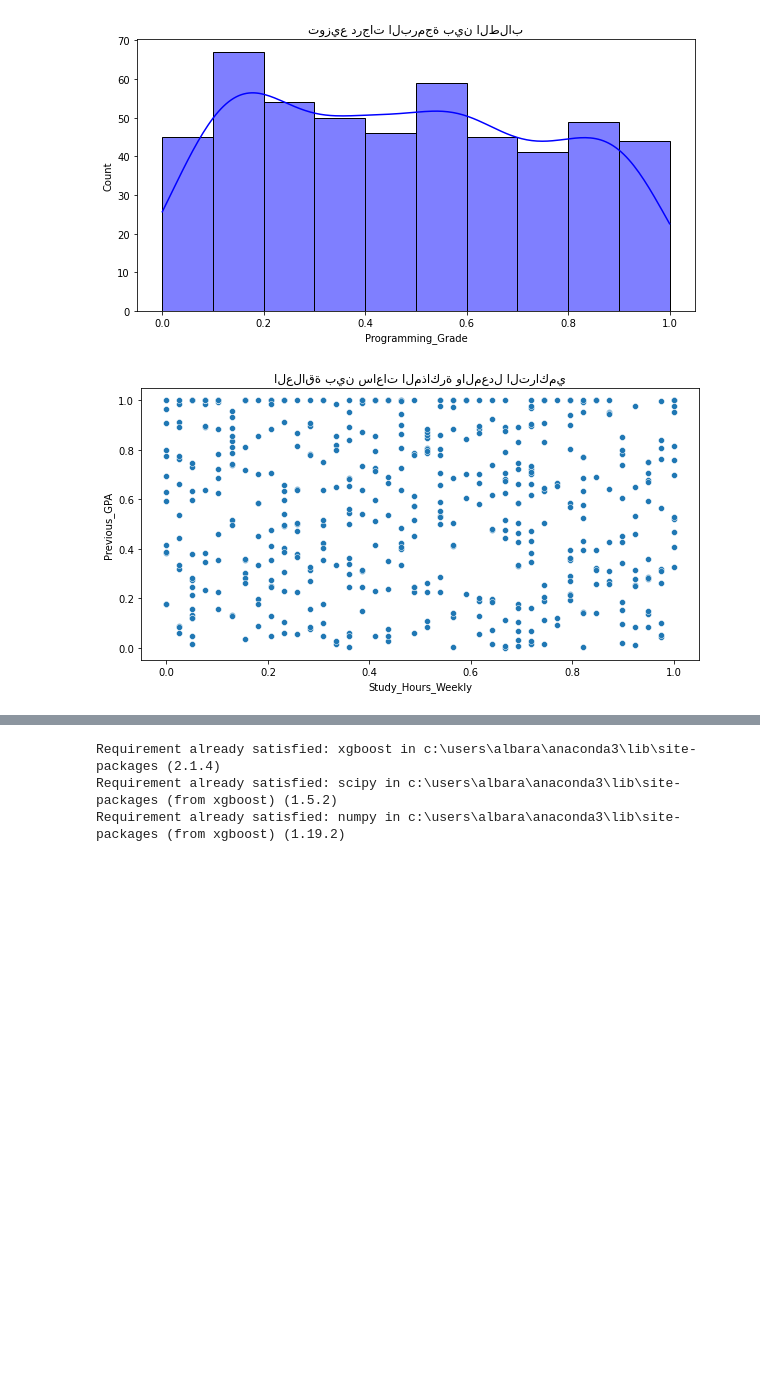
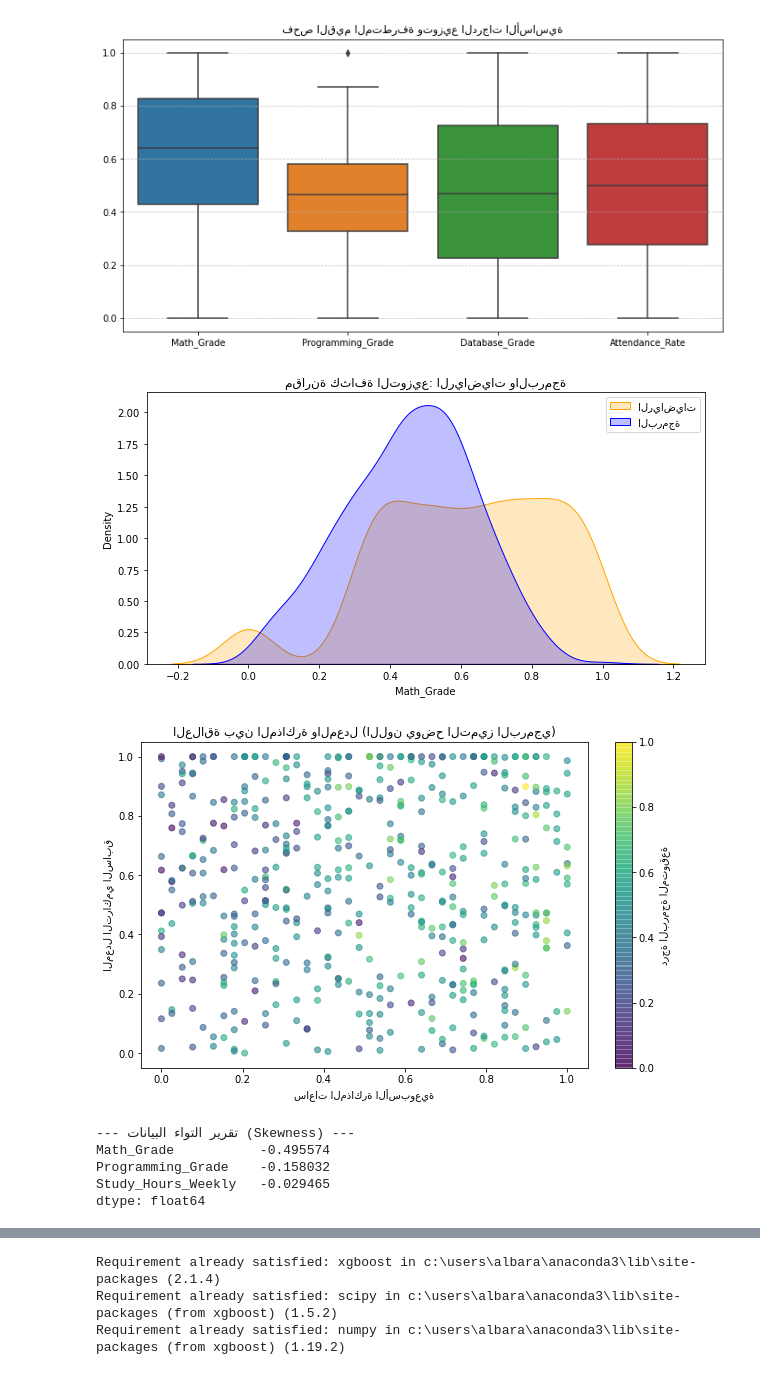
Before and after one commit to Albarafahed/Academic-Advisor-AI-Paython, a Jupyter notebook: main_app.ipynb, the cells around one changed output, grey strips where cells are left out. Saved outputs shown, nothing was run; the diff lists cells and outputs as text; code cells hidden in the pictures; blank space fills up the shorter version.

```diff
--- a/main_app.ipynb
+++ b/main_app.ipynb
@@ -120,31 +139,53 @@ print(df_cleaned[courses].head())
 # %%
 # ١. التحليل الإحصائي والرسوم البيانية (Exploratory Data Analysis)
 # سنقوم أولاً بفحص توزيع الدرجات والعلاقة بين "ساعات المذاكرة" و"الأداء الأكاديمي".
-# %%
-import pandas as pd
-import seaborn as sns
-import matplotlib.pyplot as plt
-
-# تحميل البيانات المنظفة من المرحلة السابقة
-df = pd.read_csv('cleaned_academic_data.csv')
-
-# 1. التحليل الإحصائي الأساسي
-stats = df.describe()
-
-# 2. رسم توزيع درجات البرمجة كمثال
-plt.figure(figsize=(10, 5))
-sns.histplot(df['Programming_Grade'], kde=True, color='blue')
-plt.title('توزيع درجات البرمجة بين الطلاب')
-plt.show()
-
-# 3. العلاقة بين ساعات المذاكرة والمعدل التراكمي
-plt.figure(figsize=(10, 5))
-sns.scatterplot(data=df, x='Study_Hours_Weekly', y='Previous_GPA')
-plt.title('العلاقة بين ساعات المذاكرة والمعدل التراكمي')
-plt.show()
-# %% [output]
-[figure, removed]
-[figure, removed]
+# %%
+import pandas as pd
+import seaborn as sns
+import matplotlib.pyplot as plt
+
+# تحميل البيانات المنظفة
+df = pd.read_csv('cleaned_academic_data.csv')
+
+# 1. فحص القيم المتطرفة (Outliers) باستخدام الرسم الصندوقي Boxplot
+# هذا يساعد في التأكد من أن عملية الـ clip في المرحلة السابقة تمت بنجاح
+plt.figure(figsize=(12, 6))
+sns.boxplot(data=df[['Math_Grade', 'Programming_Grade', 'Database_Grade', 'Attendance_Rate']])
+plt.title('فحص القيم المتطرفة وتوزيع الدرجات الأساسية')
+plt.grid(axis='y', linestyle='--', alpha=0.7)
+plt.show()
+
+# 2. مقارنة توزيعين (الرياضيات vs البرمجة) لمعرفة مدى تقاربهما
+plt.figure(figsize=(10, 5))
+sns.kdeplot(df['Math_Grade'], fill=True, label='الرياضيات', color="orange")
+sns.kdeplot(df['Programming_Grade'], fill=True, label='البرمجة', color="blue")
+plt.title('مقارنة كثافة التوزيع: الرياضيات والبرمجة')
+plt.legend()
+plt.show()
+
+# 3. تحليل "ساعات المذاكرة" وتأثيرها الملون بالمعدل التراكمي
+# أضفنا معامل (hue) لإعطاء بعد ثالث للرسم (اللون يمثل المعدل التراكمي)
+plt.figure(figsize=(10, 6))
+scatter = plt.scatter(df['Study_Hours_Weekly'], df['Previous_GPA'],
+                      c=df['Programming_Grade'], cmap='viridis', alpha=0.6)
+plt.colorbar(scatter, label='درجة البرمجة المتوقعة')
+plt.xlabel('ساعات المذاكرة الأسبوعية')
+plt.ylabel('المعدل التراكمي السابق')
+plt.title('العلاقة بين المذاكرة والمعدل (اللون يوضح التميز البرمجي)')
+plt.show()
+
+# 4. تقرير إحصائي مفصل (Skewness & Kurtosis)
+print("--- تقرير التواء البيانات (Skewness) ---")
+print(df[['Math_Grade', 'Programming_Grade', 'Study_Hours_Weekly']].skew())
+# %% [output]
+[figure, added]
+[figure, added]
+[figure, added]
+--- تقرير التواء البيانات (Skewness) ---
+Math_Grade           -0.495574
+Programming_Grade    -0.158032
+Study_Hours_Weekly   -0.029465
+dtype: float64
 # %%
 # ٢. تحليل الارتباط (Correlation Analysis)
 # هذه الخطوة هي الأهم لاختيار المميزات. سنرى أي المتغيرات مرتبطة ببعضها بقوة.
```
Also changed, not shown: parts of 9 cells of this notebook, 5 other files.
